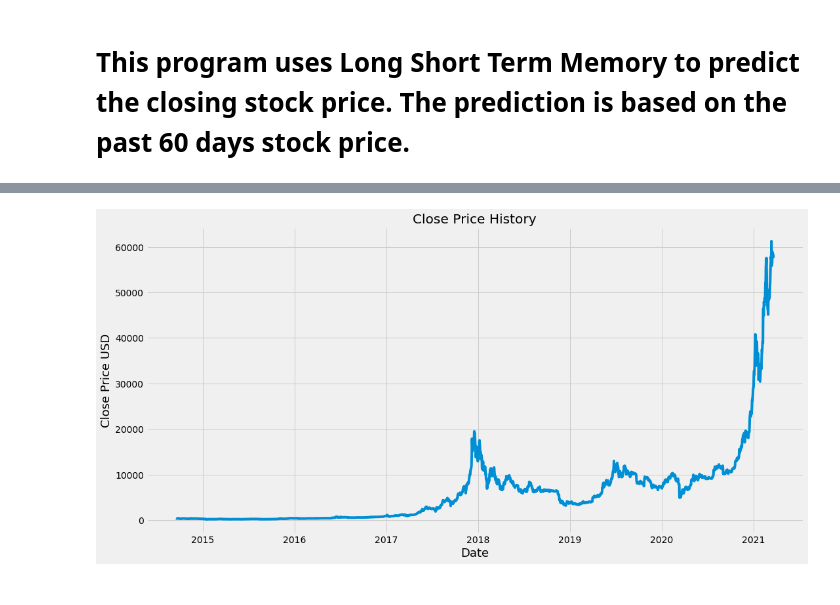
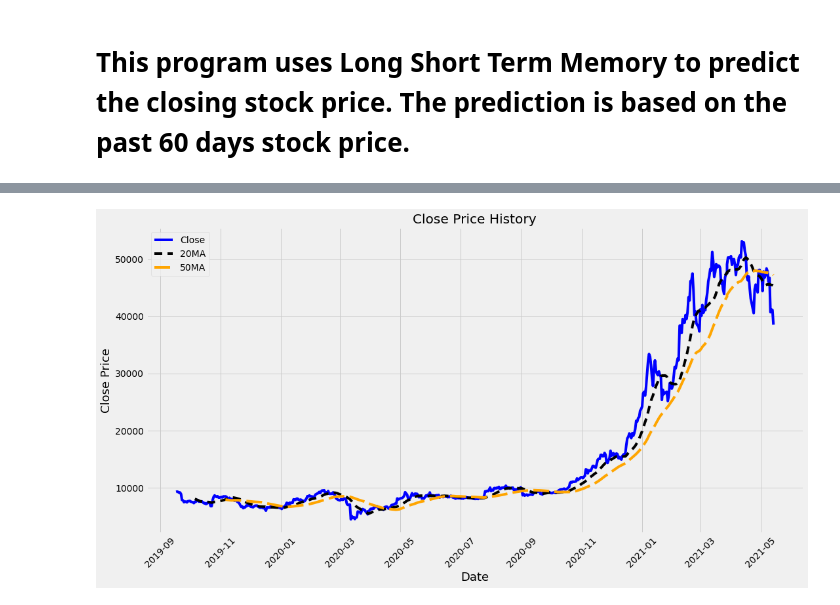
Before and after one commit to LopezMarioAlberto/AlgorithmicTradingPython, a Jupyter notebook: bitcoin/BitcoinPricePrediction.ipynb, the cells around one changed output, grey strips where cells are left out. Cells and saved outputs as stored; diff of their text form; code cells hidden in the pictures.

```diff
--- a/bitcoin/BitcoinPricePrediction.ipynb
+++ b/bitcoin/BitcoinPricePrediction.ipynb
@@ -12,10 +12,10 @@ import matplotlib.pyplot as plt
 import datetime as dt
 # %%
 # Get the stock quote
-crypto_currency = 'BTC'
-against_currency = 'USD'
+crypto_currency = 'BTC'  # BTC
+against_currency = 'EUR'
 data_source ='yahoo'
-period = 60
+period = 20
 
 start = dt.datetime(2012, 1, 1)
 end = dt.datetime.now() - dt.timedelta(period + 1)
@@ -23,5 +23,6 @@ end = dt.datetime.now() - dt.timedelta(period + 1)
 ticket = f'{crypto_currency}-{against_currency}'
 
 df = web.DataReader(ticket, data_source=data_source, start=start, end=end)
-df.shape
+
+df.head()
 # %% [output]
@@ -28,0 +36,4 @@ df.shape
+# %%
+df.reset_index(inplace = True)
+df.set_index(["Date"])
+df.head()
@@ -28,0 +47,18 @@ df.shape
+# %%
+sma = df['Close'].rolling(window=period).mean()  # Simple moving average (SMA)
+std = df['Close'].rolling(window=period).std()  # Standard deviation
+df['Upper'] = sma + (std *2)  # Bollinger band
+df['Lower'] = sma - (std *2)  # Bollinger band
+
+df['Short'] = df.Close.ewm(span=20, adjust=False).mean()  # Exponential moving average
+df['Long'] = df.Close.ewm(span=50, adjust=False).mean()  # Exponential moving average
+
+df['20MA'] = df['Close'].rolling(window=20).mean()  # 20 moving average (20MA)
+df['50MA'] = df['Close'].rolling(window=50).mean()  # 50 moving average (50MA)
+
+shortema = df.Close.ewm(span=12, adjust=False).mean()  # Exponential moving average
+longema = df.Close.ewm(span=26, adjust=False).mean()  # Exponential moving average
+df['MACD'] = shortema - longema  # MACD
+df['Signal'] = df.MACD.ewm(span=9, adjust=False).mean()  # Exponential moving average
+
+df.head()
@@ -29,12 +72,14 @@ df.shape
 # %%
-# Closing price history
 plt.style.use('fivethirtyeight')
-
 plt.figure(figsize=(16, 8))
 plt.title('Close Price History')
-plt.plot(df['Close'])
+plt.plot(df['Date'], df['Close'], label='Close', color='blue')
+plt.plot(df['Date'], df['20MA'], label='20MA', color='black', dashes=[3, 2])
+plt.plot(df['Date'], df['50MA'], label='50MA', color='orange', dashes=[6, 2])
 plt.xlabel('Date', fontsize=18)
-plt.ylabel('Close Price USD', fontsize=18)
+plt.xticks(rotation = 45)
+plt.ylabel('Close Price', fontsize=18)
+plt.legend()
 plt.show()
 # %% [output]
-[figure, old version]
+[figure, new version]
```
Also changed, not shown: parts of 22 cells of this notebook, 2 other files.
